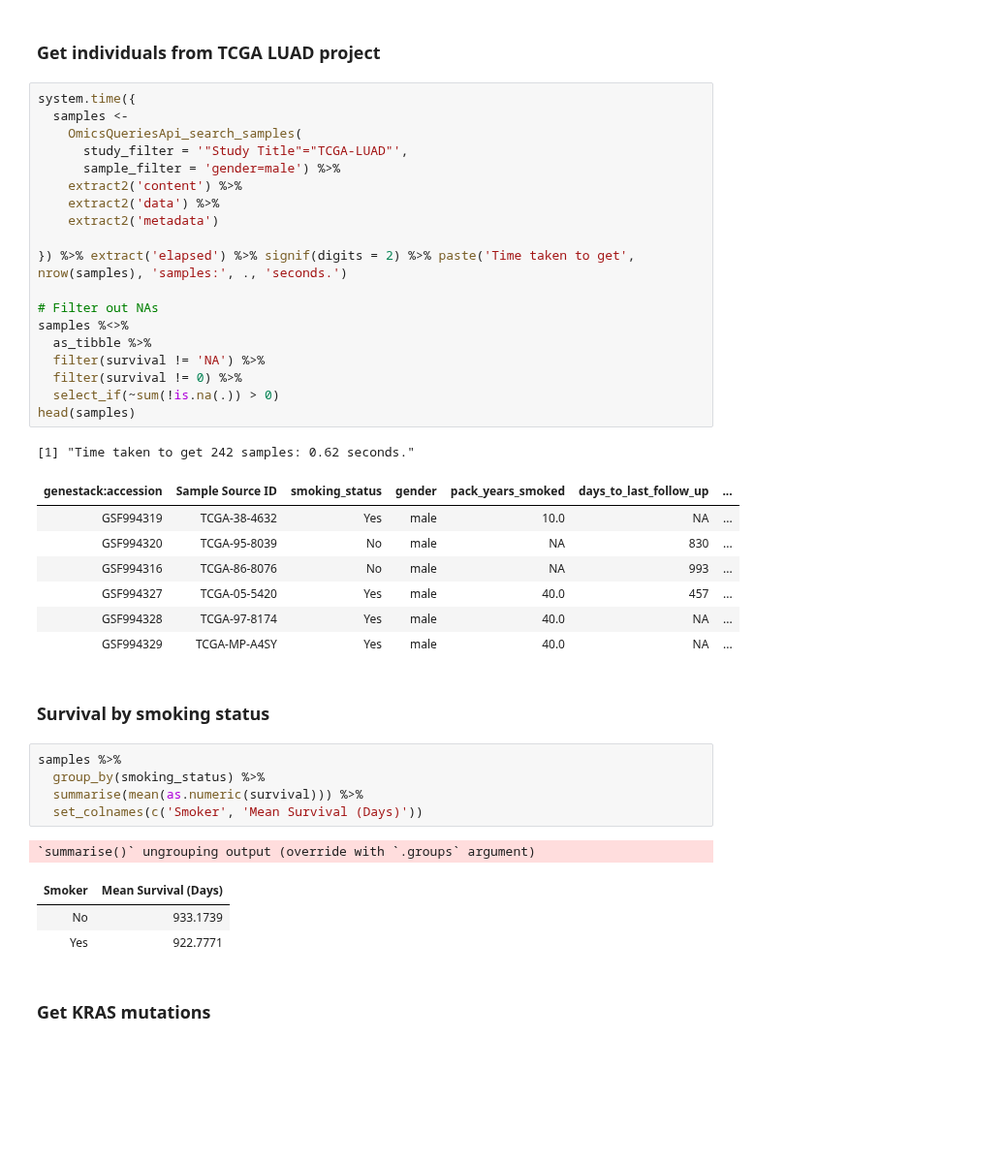
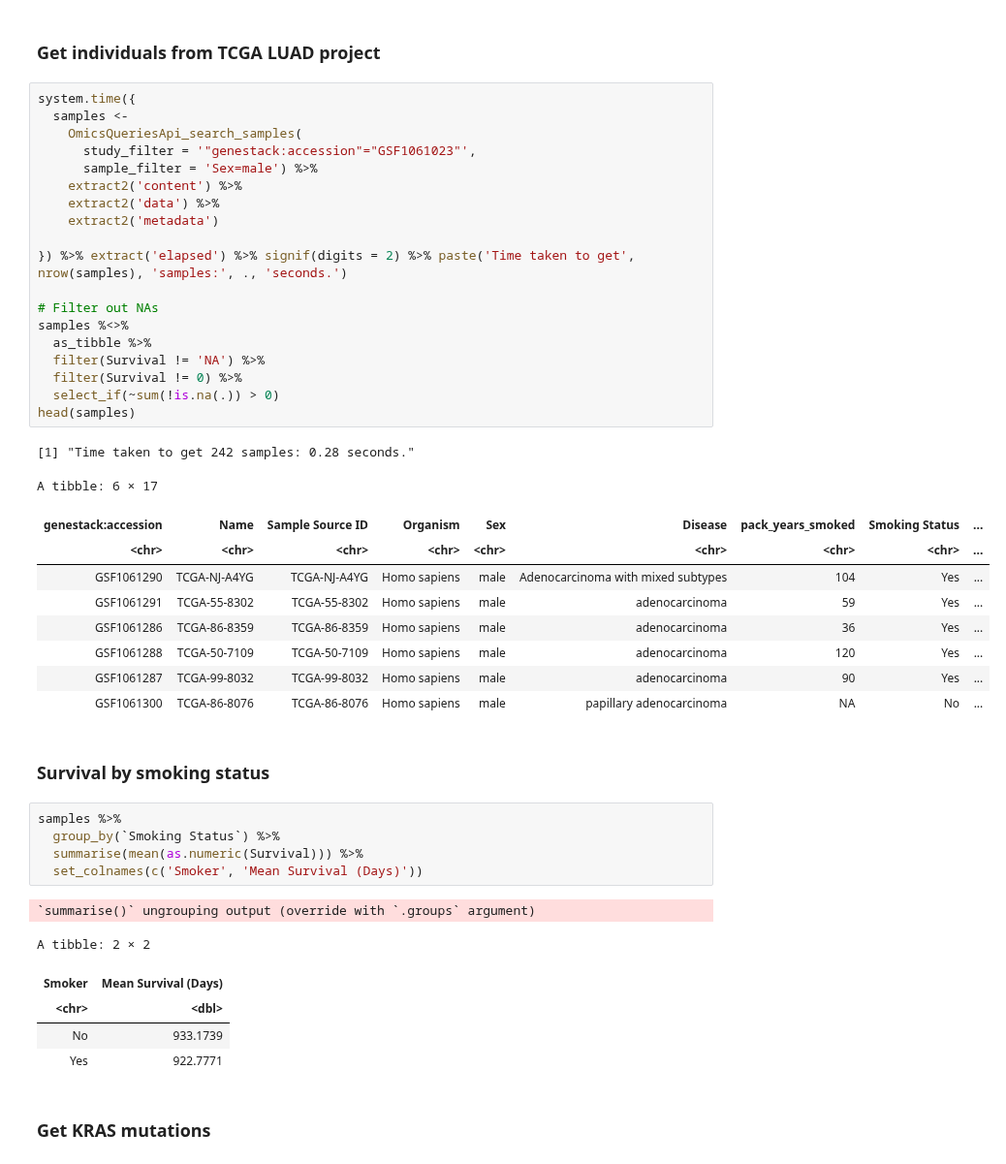
Before and after one commit to genestack/user-guide, a Jupyter notebook: jupyter_notebooks/survival-analysis-tcga [R].ipynb, the cells around one changed output. Shown at 97% size. Drawn from its saved outputs; the diff is of its cells as text; blank space fills up the shorter version.

```diff
--- a/jupyter_notebooks/survival-analysis-tcga [R].ipynb
+++ b/jupyter_notebooks/survival-analysis-tcga [R].ipynb
@@ -46,41 +29,45 @@ Warning message:
 # %%
 system.time({
   samples <-
     OmicsQueriesApi_search_samples(
-      study_filter = '"Study Title"="TCGA-LUAD"',
-      sample_filter = 'gender=male') %>%
+      study_filter = '"genestack:accession"="GSF1061023"',
+      sample_filter = 'Sex=male') %>%
     extract2('content') %>%
     extract2('data') %>%
     extract2('metadata')
 
 }) %>% extract('elapsed') %>% signif(digits = 2) %>% paste('Time taken to get', nrow(samples), 'samples:', ., 'seconds.')
 
 # Filter out NAs
 samples %<>%
   as_tibble %>%
-  filter(survival != 'NA') %>%
-  filter(survival != 0) %>%
+  filter(Survival != 'NA') %>%
+  filter(Survival != 0) %>%
   select_if(~sum(!is.na(.)) > 0)
 head(samples)
 # %% [output]
-[1] "Time taken to get 242 samples: 0.62 seconds."
+[1] "Time taken to get 242 samples: 0.28 seconds."
+A tibble: 6 × 17
-| genestack:accession | Sample Source ID | smoking_status | gender | pack_years_smoked | days_to_last_follow_up | ... |
-| GSF994319 | TCGA-38-4632 | Yes | male | 10.0 | NA | ... |
-| GSF994320 | TCGA-95-8039 | No | male | NA | 830 | ... |
-| GSF994316 | TCGA-86-8076 | No | male | NA | 993 | ... |
-| GSF994327 | TCGA-05-5420 | Yes | male | 40.0 | 457 | ... |
-| GSF994328 | TCGA-97-8174 | Yes | male | 40.0 | NA | ... |
-| GSF994329 | TCGA-MP-A4SY | Yes | male | 40.0 | NA | ... |
+| genestack:accession | Name | Sample Source ID | Organism | Sex | Disease | pack_years_smoked | Smoking Status | ... |
+| <chr> | <chr> | <chr> | <chr> | <chr> | <chr> | <chr> | <chr> | ... |
+| GSF1061290 | TCGA-NJ-A4YG | TCGA-NJ-A4YG | Homo sapiens | male | Adenocarcinoma with mixed subtypes | 104 | Yes | ... |
+| GSF1061291 | TCGA-55-8302 | TCGA-55-8302 | Homo sapiens | male | adenocarcinoma | 59 | Yes | ... |
+| GSF1061286 | TCGA-86-8359 | TCGA-86-8359 | Homo sapiens | male | adenocarcinoma | 36 | Yes | ... |
+| GSF1061288 | TCGA-50-7109 | TCGA-50-7109 | Homo sapiens | male | adenocarcinoma | 120 | Yes | ... |
+| GSF1061287 | TCGA-99-8032 | TCGA-99-8032 | Homo sapiens | male | adenocarcinoma | 90 | Yes | ... |
+| GSF1061300 | TCGA-86-8076 | TCGA-86-8076 | Homo sapiens | male | papillary adenocarcinoma | NA | No | ... |
 # %% [markdown]
 ### Survival by smoking status
 # %%
 samples %>%
-  group_by(smoking_status) %>%
-  summarise(mean(as.numeric(survival))) %>%
+  group_by(`Smoking Status`) %>%
+  summarise(mean(as.numeric(Survival))) %>%
   set_colnames(c('Smoker', 'Mean Survival (Days)'))
 # %% [output]
 `summarise()` ungrouping output (override with `.groups` argument)
+A tibble: 2 × 2
 | Smoker | Mean Survival (Days) |
+| <chr> | <dbl> |
 | No | 933.1739 |
 | Yes | 922.7771 |
 # %% [markdown]
```
Also changed, not shown: parts of 7 cells of this notebook.
